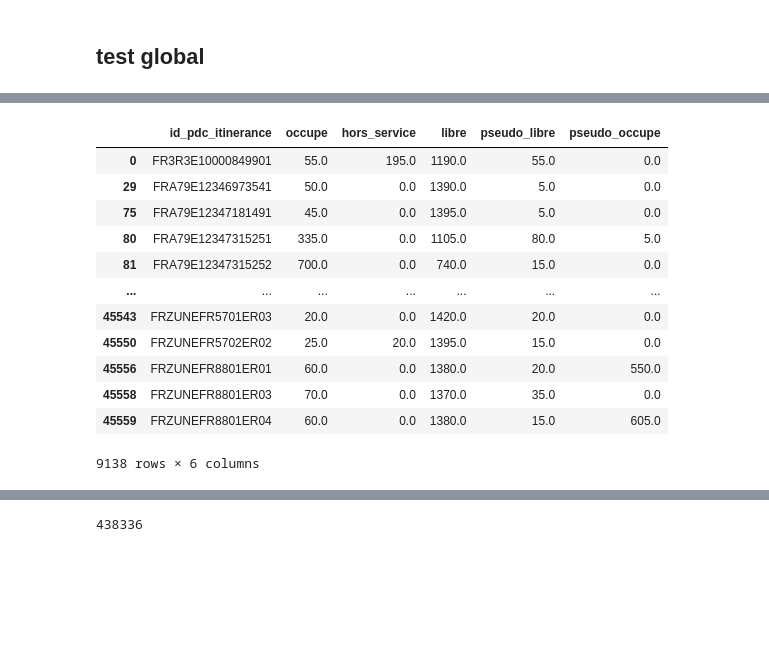
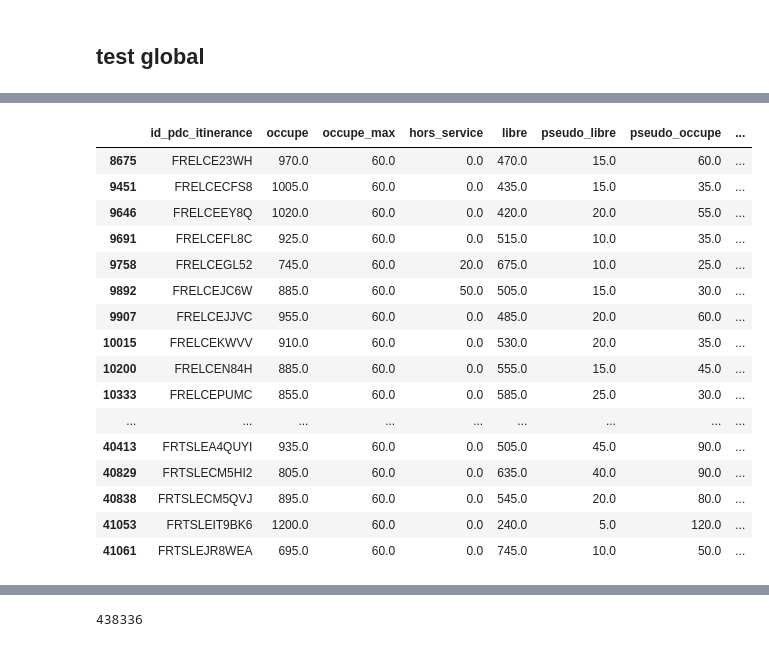
Before and after one commit to loco-labs/qualicharge-rtet, a Jupyter notebook: saturation/source/tests_global.ipynb, the cells around one changed output, grey strips where cells are left out. Cells and saved outputs as stored; diff of their text form; code cells hidden in the pictures; blank space fills up the shorter version.

```diff
--- a/saturation/source/tests_global.ipynb
+++ b/saturation/source/tests_global.ipynb
@@ -173,20 +112,27 @@ sampled_sessions = to_sampled_sessions(
 # %%
 state_poc_d_g = to_state_poc_d(sampled_state_poc_g, samples_per_day)
+# %%
+full_state_poc_d_g = add_sessions_info(state_poc_d_g, sessions, ID_POC)
 # %%
 #state_poc_d_g[state_poc_d_g[ID_POC].str[:14] == 'FRHPCENF050462']
+#state_poc_d_g[state_poc_d_g['pseudo_libre'] > 0]
+#state_poc_d_g[state_poc_d_g['pseudo_occupe'] > 0]
+full_state_poc_d_g[full_state_poc_d_g['sessions_nb'] > 30]
+# %% [output]
+|  | id_pdc_itinerance | occupe | occupe_max | hors_service | libre | pseudo_libre | pseudo_occupe | ... |
+| 8675 | FRELCE23WH | 970.0 | 60.0 | 0.0 | 470.0 | 15.0 | 60.0 | ... |
+| 9451 | FRELCECFS8 | 1005.0 | 60.0 | 0.0 | 435.0 | 15.0 | 35.0 | ... |
+| 9646 | FRELCEEY8Q | 1020.0 | 60.0 | 0.0 | 420.0 | 20.0 | 55.0 | ... |
+| 9691 | FRELCEFL8C | 925.0 | 60.0 | 0.0 | 515.0 | 10.0 | 35.0 | ... |
+| 9758 | FRELCEGL52 | 745.0 | 60.0 | 20.0 | 675.0 | 10.0 | 25.0 | ... |
+| 9892 | FRELCEJC6W | 885.0 | 60.0 | 50.0 | 505.0 | 15.0 | 30.0 | ... |
+| 9907 | FRELCEJJVC | 955.0 | 60.0 | 0.0 | 485.0 | 20.0 | 60.0 | ... |
+| 10015 | FRELCEKWVV | 910.0 | 60.0 | 0.0 | 530.0 | 20.0 | 35.0 | ... |
+| 10200 | FRELCEN84H | 885.0 | 60.0 | 0.0 | 555.0 | 15.0 | 45.0 | ... |
+| 10333 | FRELCEPUMC | 855.0 | 60.0 | 0.0 | 585.0 | 25.0 | 30.0 | ... |
+| ... | ... | ... | ... | ... | ... | ... | ... | ... |
+| 40413 | FRTSLEA4QUYI | 935.0 | 60.0 | 0.0 | 505.0 | 45.0 | 90.0 | ... |
+| 40829 | FRTSLECM5HI2 | 805.0 | 60.0 | 0.0 | 635.0 | 40.0 | 90.0 | ... |
+| 40838 | FRTSLECM5QVJ | 895.0 | 60.0 | 0.0 | 545.0 | 20.0 | 80.0 | ... |
+| 41053 | FRTSLEIT9BK6 | 1200.0 | 60.0 | 0.0 | 240.0 | 5.0 | 120.0 | ... |
+| 41061 | FRTSLEJR8WEA | 695.0 | 60.0 | 0.0 | 745.0 | 10.0 | 50.0 | ... |
-# %%
-state_poc_d_g[state_poc_d_g['pseudo_libre'] > 0]
-# %% [output]
-|  | id_pdc_itinerance | occupe | hors_service | libre | pseudo_libre | pseudo_occupe |
-| 0 | FR3R3E10000849901 | 55.0 | 195.0 | 1190.0 | 55.0 | 0.0 |
-| 29 | FRA79E12346973541 | 50.0 | 0.0 | 1390.0 | 5.0 | 0.0 |
-| 75 | FRA79E12347181491 | 45.0 | 0.0 | 1395.0 | 5.0 | 0.0 |
-| 80 | FRA79E12347315251 | 335.0 | 0.0 | 1105.0 | 80.0 | 5.0 |
-| 81 | FRA79E12347315252 | 700.0 | 0.0 | 740.0 | 15.0 | 0.0 |
-| ... | ... | ... | ... | ... | ... | ... |
-| 45543 | FRZUNEFR5701ER03 | 20.0 | 0.0 | 1420.0 | 20.0 | 0.0 |
-| 45550 | FRZUNEFR5702ER02 | 25.0 | 20.0 | 1395.0 | 15.0 | 0.0 |
-| 45556 | FRZUNEFR8801ER01 | 60.0 | 0.0 | 1380.0 | 20.0 | 550.0 |
-| 45558 | FRZUNEFR8801ER03 | 70.0 | 0.0 | 1370.0 | 35.0 | 0.0 |
-| 45559 | FRZUNEFR8801ER04 | 60.0 | 0.0 | 1380.0 | 15.0 | 605.0 |
-9138 rows × 6 columns
```
Also changed, not shown: parts of 25 cells of this notebook, 2 other files.
